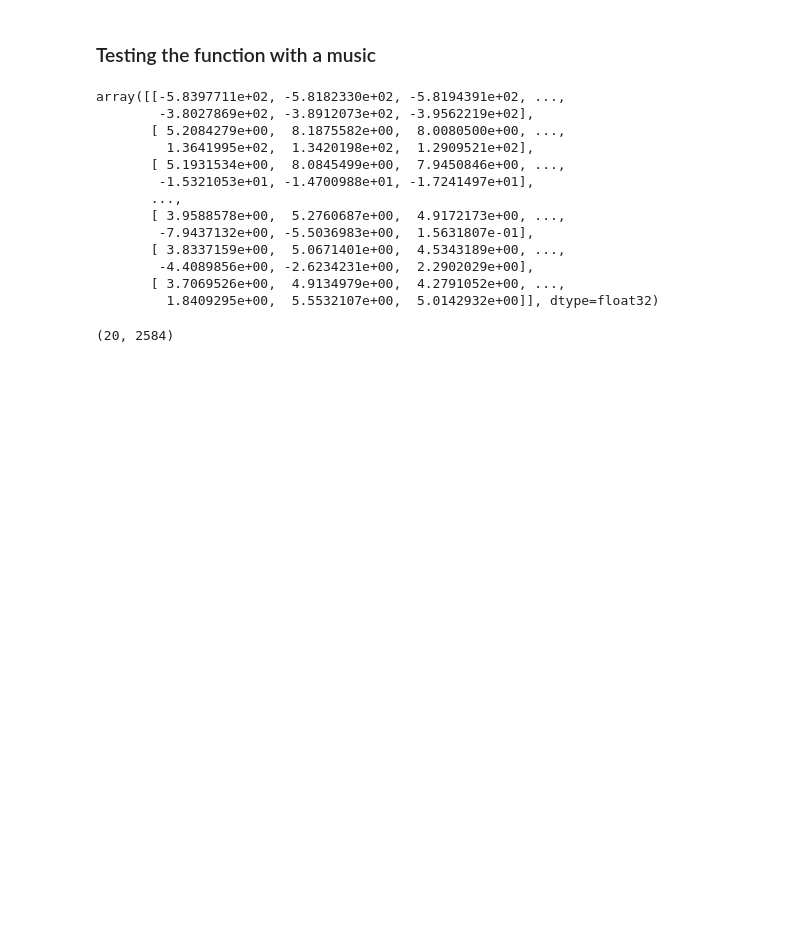
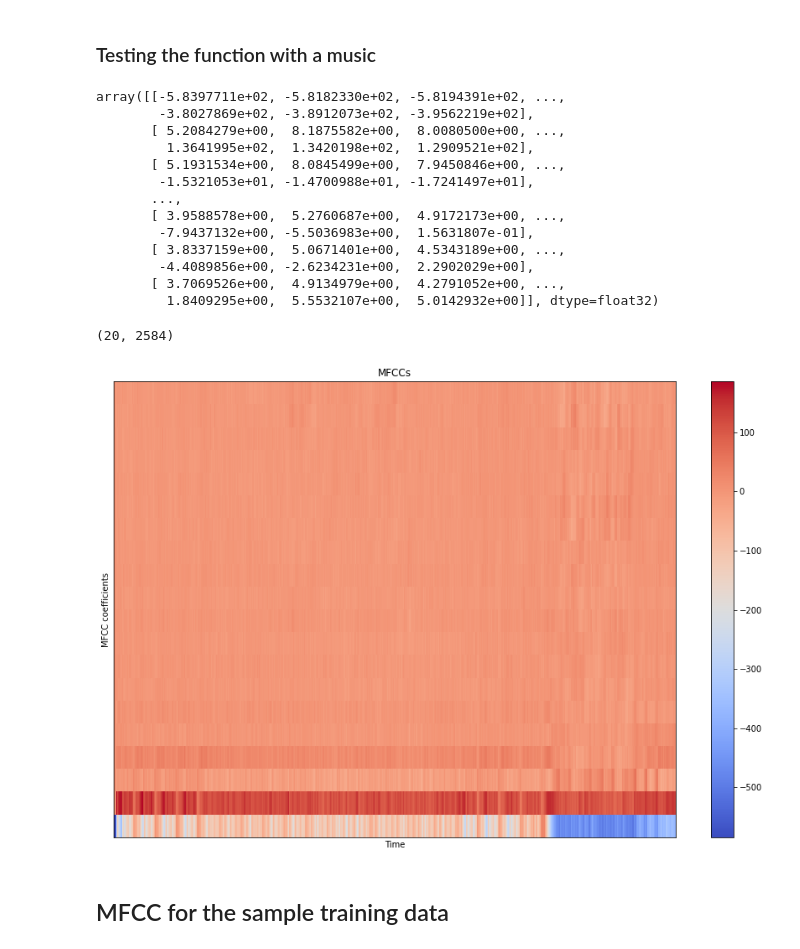
Before and after one commit to fika005/ML-for-Music-Analysis, a Jupyter notebook: MFCC.ipynb, the cells around one changed output. Saved outputs shown, nothing was run; the diff lists cells and outputs as text; code cells hidden in the pictures; blank space fills up the shorter version.

Commit message:
train mfcc extraction

```diff
--- a/MFCC.ipynb
+++ b/MFCC.ipynb
@@ -2,7 +2,10 @@
 # ML for Music Analysis
 # %%
 import librosa
-
+import matplotlib.pyplot as plt
+import librosa.display
+import os
+import pickle
 
 def get_mfcc(file_path):
     """
@@ -10,12 +13,21 @@ def get_mfcc(file_path):
     :param file_path: string path
     :return: a list of lists containing the MFCC data
     """
-    y, sr = librosa.load(file_path, None)
-    return librosa.feature.mfcc(y=y, sr=sr)
+    y, sr = librosa.load(file_path, sr=None)
+    return librosa.feature.mfcc(y=y, sr=sr, ), sr
+# %%
+def display_mfcc_coefs(coefs, sr):
+    plt.figure(figsize=(15, 10))
+    librosa.display.specshow(coefs, sr=sr)
+    plt.xlabel("Time")
+    plt.ylabel("MFCC coefficients")
+    plt.colorbar()
+    plt.title("MFCCs")
+    plt.show()
 # %% [markdown]
 ### Testing the function with a music
 # %%
-test_mfcc = get_mfcc("ImperialMarch60.wav")
+test_mfcc, sr = get_mfcc("ImperialMarch60.wav")
 # %%
 test_mfcc
 # %% [output]
@@ -36,3 +48,9 @@ array([[-5.8397711e+02, -5.8182330e+02, -5.8194391e+02, ...,
 test_mfcc.shape
 # %% [output]
 (20, 2584)
+# %%
+display_mfcc_coefs(test_mfcc, sr=sr)
+# %% [output]
+[figure, added]
+# %% [markdown]
+## MFCC for the sample training data
```
Also changed, not shown: parts of 5 cells of this notebook, 1 other file.
